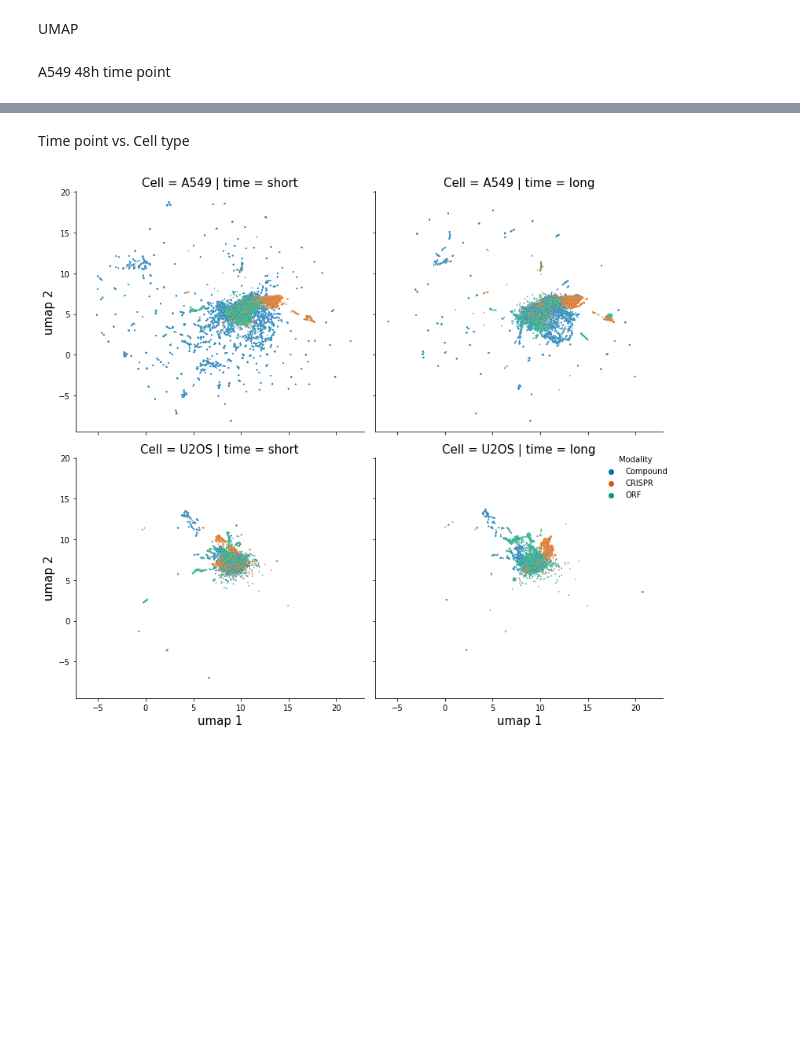
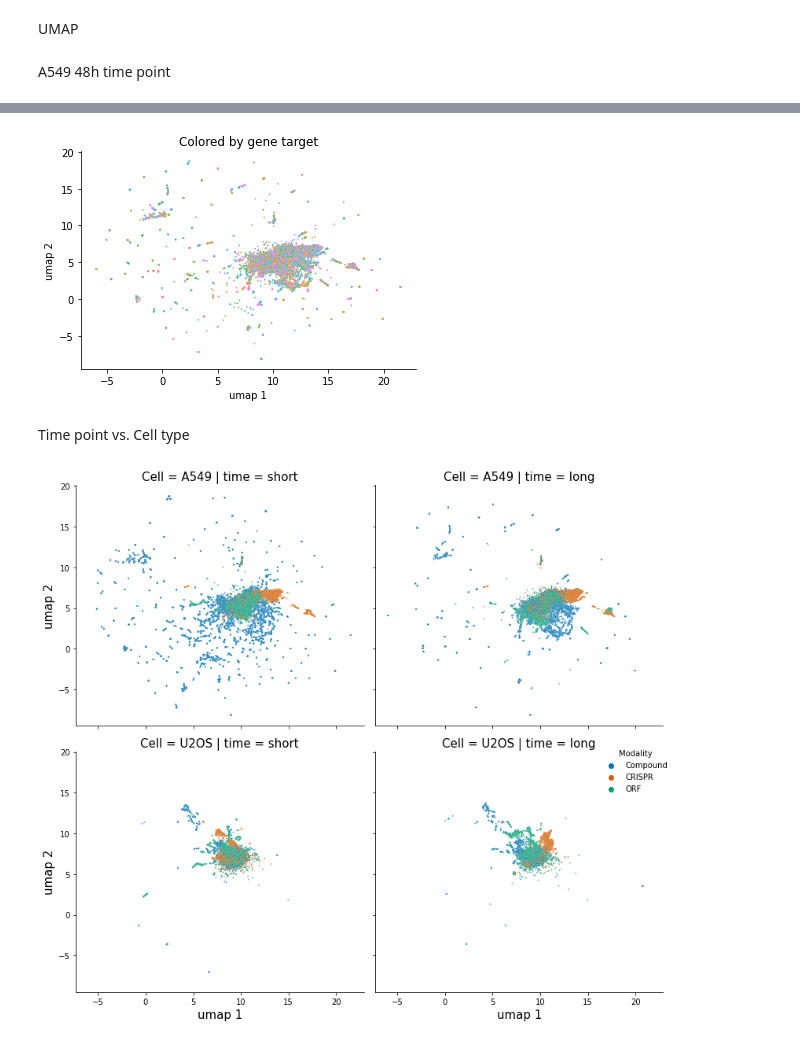
Before and after one commit to jump-cellpainting/2024_Chandrasekaran_NatureMethods, a Jupyter notebook: benchmark/4.generate-umap-figure.ipynb, the cells around one changed output, grey strips where cells are left out. Cells and saved outputs as stored; diff of their text form; code cells hidden in the pictures; blank space fills up the shorter version.

```diff
--- a/benchmark/4.generate-umap-figure.ipynb
+++ b/benchmark/4.generate-umap-figure.ipynb
@@ -215,3 +221,19 @@ plt.savefig('figures/4.A549_cell_line.png')
+# %%
+sns.scatterplot(
+    data=A549_short_df,
+    x='umap 1',
+    y='umap 2',
+    hue=A549_short_df["Gene"],
+    alpha=0.8,
+    s=3,
+)
+
+plt.legend([],[], frameon=False)
+plt.title('Colored by gene target')
+sns.despine()
+plt.savefig('figures/4.A549_gene.png')
+# %% [output]
+[figure, added]
 # %% [markdown]
 Time point vs. Cell type
 # %%
```
Also changed, not shown: parts of 5 cells of this notebook, 15 other files.
